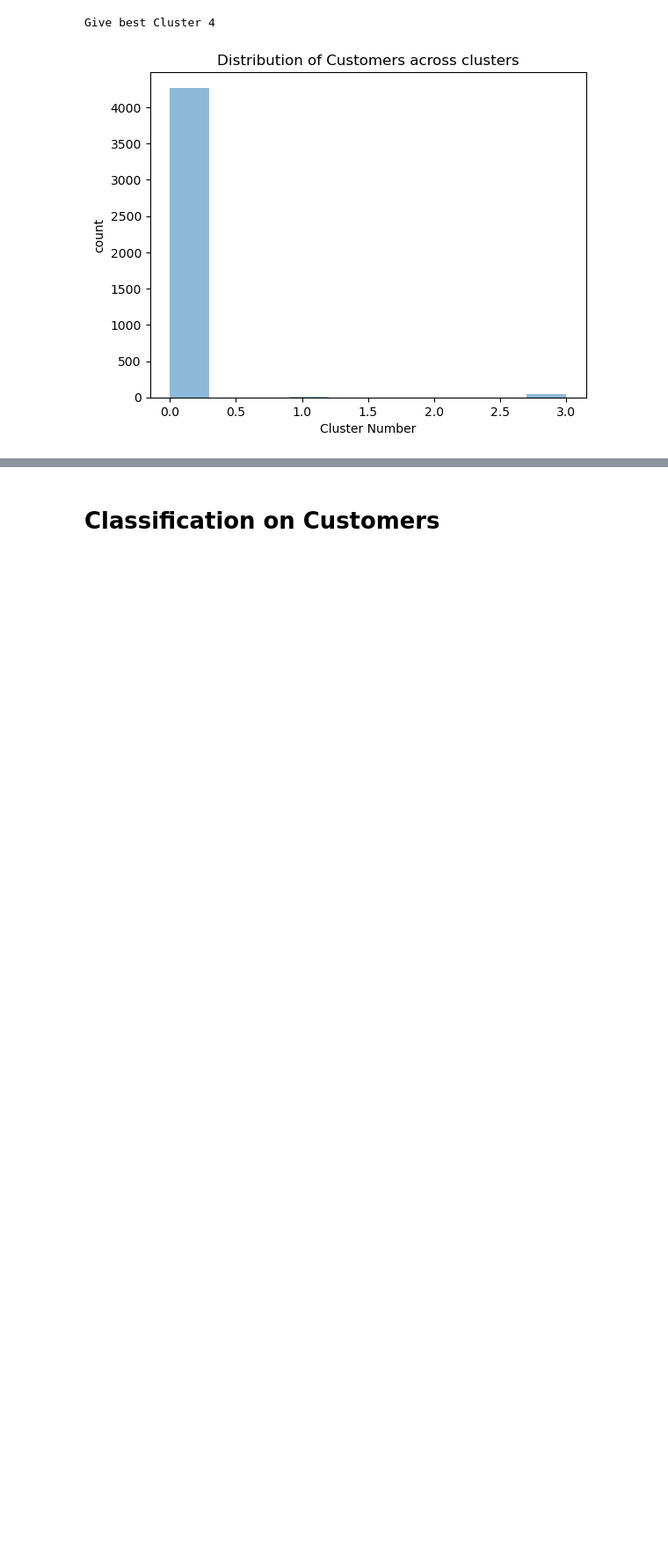
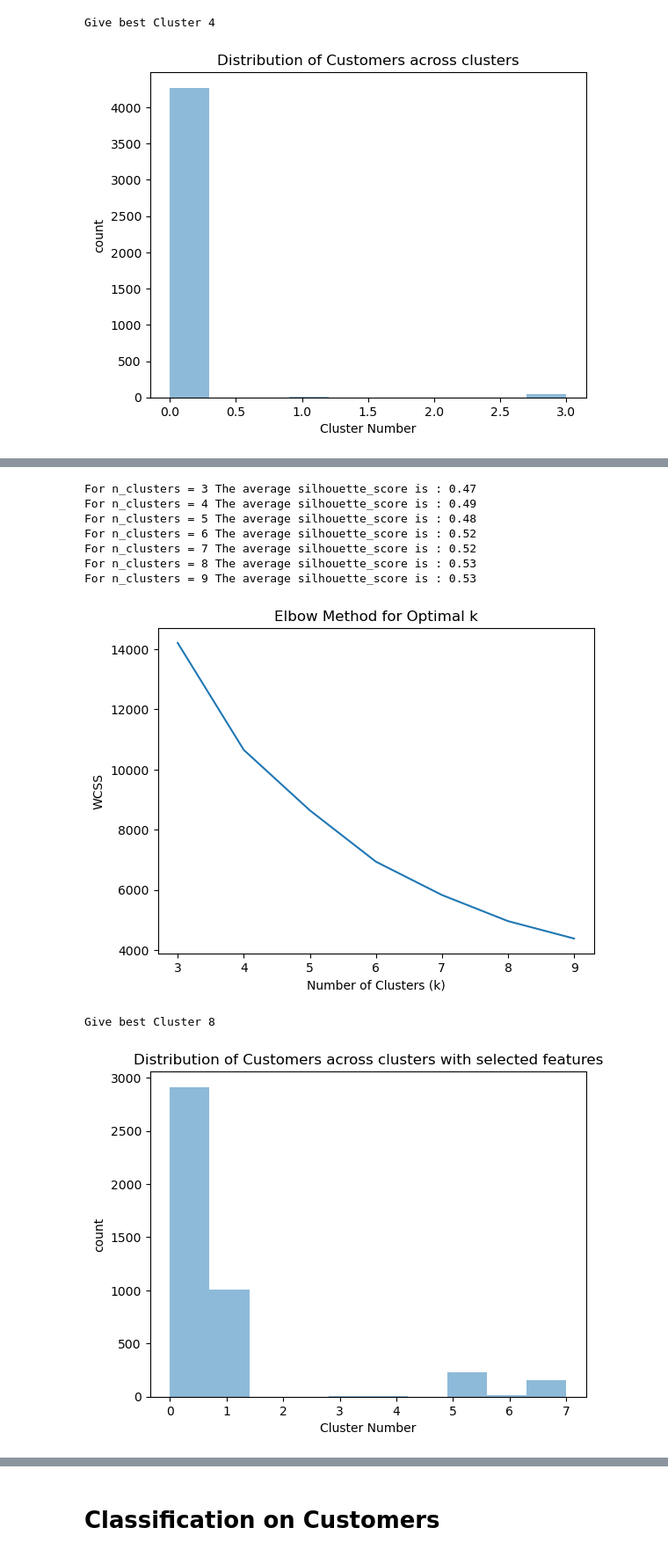
Before and after one commit to shubhjadhav/Customer-Segmentation, a Jupyter notebook: Code/customer-segmentation.ipynb, the cells around one changed output, grey strips where cells are left out. Shown at 88% size. Saved outputs shown, nothing was run; the diff lists cells and outputs as text; code cells hidden in the pictures; blank space fills up the shorter version.

```diff
--- a/Code/customer-segmentation.ipynb
+++ b/Code/customer-segmentation.ipynb
@@ -863,0 +898,16 @@ Give best Cluster 4
+# %%
+
+
+title = 'Distribution of Customers across clusters with selected features'
+hf.get_kmeans(rfm_df, selected_feature_names, 10, title, plot = True )
+# %% [output]
+For n_clusters = 3 The average silhouette_score is : 0.47
+For n_clusters = 4 The average silhouette_score is : 0.49
+For n_clusters = 5 The average silhouette_score is : 0.48
+For n_clusters = 6 The average silhouette_score is : 0.52
+For n_clusters = 7 The average silhouette_score is : 0.52
+For n_clusters = 8 The average silhouette_score is : 0.53
+For n_clusters = 9 The average silhouette_score is : 0.53
+[figure, added]
+Give best Cluster 8
+[figure, added]
```
Also changed, not shown: parts of 3 cells of this notebook.
